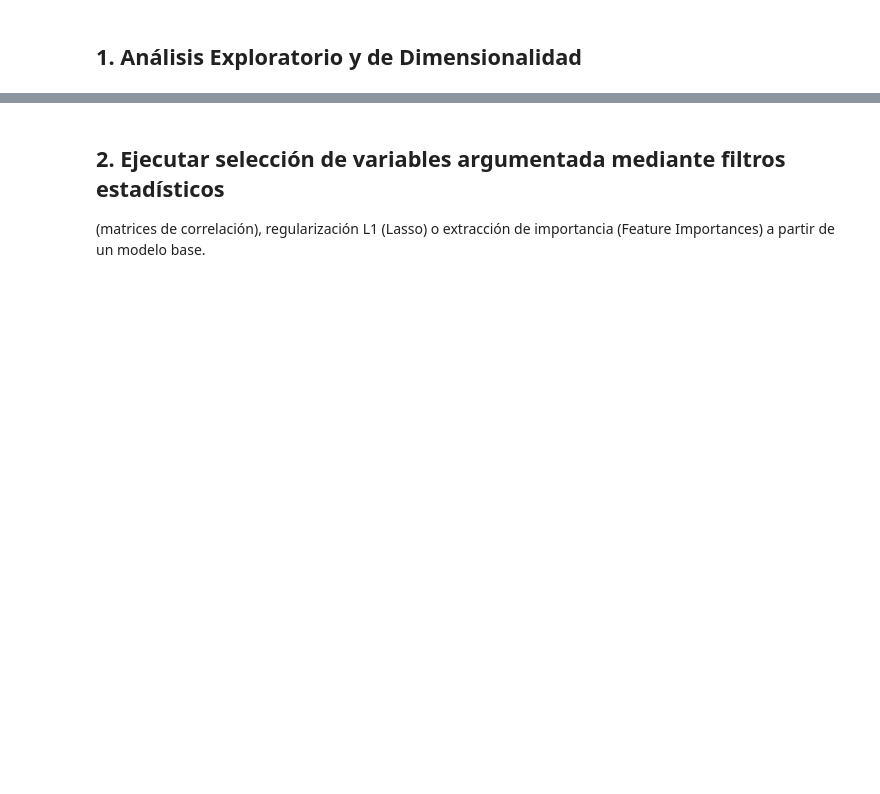
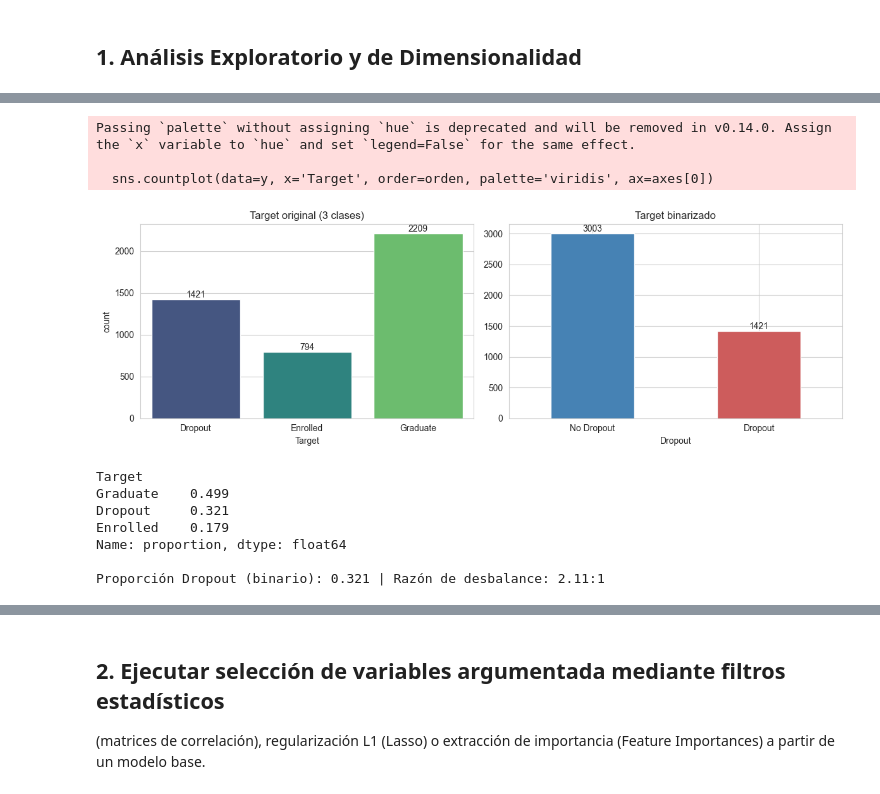
Before and after one commit to DieCs2806/Proyecto-T-cnicas-de-Aprendizaje-de-Maquina, a Jupyter notebook: Proyecto1.ipynb, the cells around one changed output, grey strips where cells are left out. Saved outputs shown, nothing was run; the diff lists cells and outputs as text; code cells hidden in the pictures; blank space fills up the shorter version.

```diff
--- a/Proyecto1.ipynb
+++ b/Proyecto1.ipynb
@@ -179,0 +181,35 @@ print(f"Total: {len(cols_binarias)+len(cols_nominales)+len(cols_ordinales)+len(c
+# %%
+# %% [CELDA 3] Variable objetivo: original y binarizada
+fig, axes = plt.subplots(1, 2, figsize=(12, 4))
+
+orden = ['Dropout', 'Enrolled', 'Graduate']
+sns.countplot(data=y, x='Target', order=orden, palette='viridis', ax=axes[0])
+axes[0].set_title('Target original (3 clases)')
+for p in axes[0].patches:
+    axes[0].annotate(f'{int(p.get_height())}', (p.get_x() + p.get_width() / 2, p.get_height()),
+                     ha='center', va='bottom')
+
+y_bin.map({0: 'No Dropout', 1: 'Dropout'}).value_counts().plot(
+    kind='bar', color=['steelblue', 'indianred'], ax=axes[1], rot=0)
+axes[1].set_title('Target binarizado')
+for p in axes[1].patches:
+    axes[1].annotate(f'{int(p.get_height())}', (p.get_x() + p.get_width() / 2, p.get_height()),
+                     ha='center', va='bottom')
+plt.tight_layout()
+plt.show()
+
+print(y['Target'].value_counts(normalize=True).round(3))
+print(f"\nProporción Dropout (binario): {y_bin.mean():.3f} | "
+      f"Razón de desbalance: {(1 - y_bin.mean()) / y_bin.mean():.2f}:1")
+# %% [output]
+Passing `palette` without assigning `hue` is deprecated and will be removed in v0.14.0. Assign the `x` variable to `hue` and set `legend=False` for the same effect.
+
+  sns.countplot(data=y, x='Target', order=orden, palette='viridis', ax=axes[0])
+[figure, added]
+Target
+Graduate    0.499
+Dropout     0.321
+Enrolled    0.179
+Name: proportion, dtype: float64
+
+Proporción Dropout (binario): 0.321 | Razón de desbalance: 2.11:1
```
Also changed, not shown: parts of 11 cells of this notebook.
